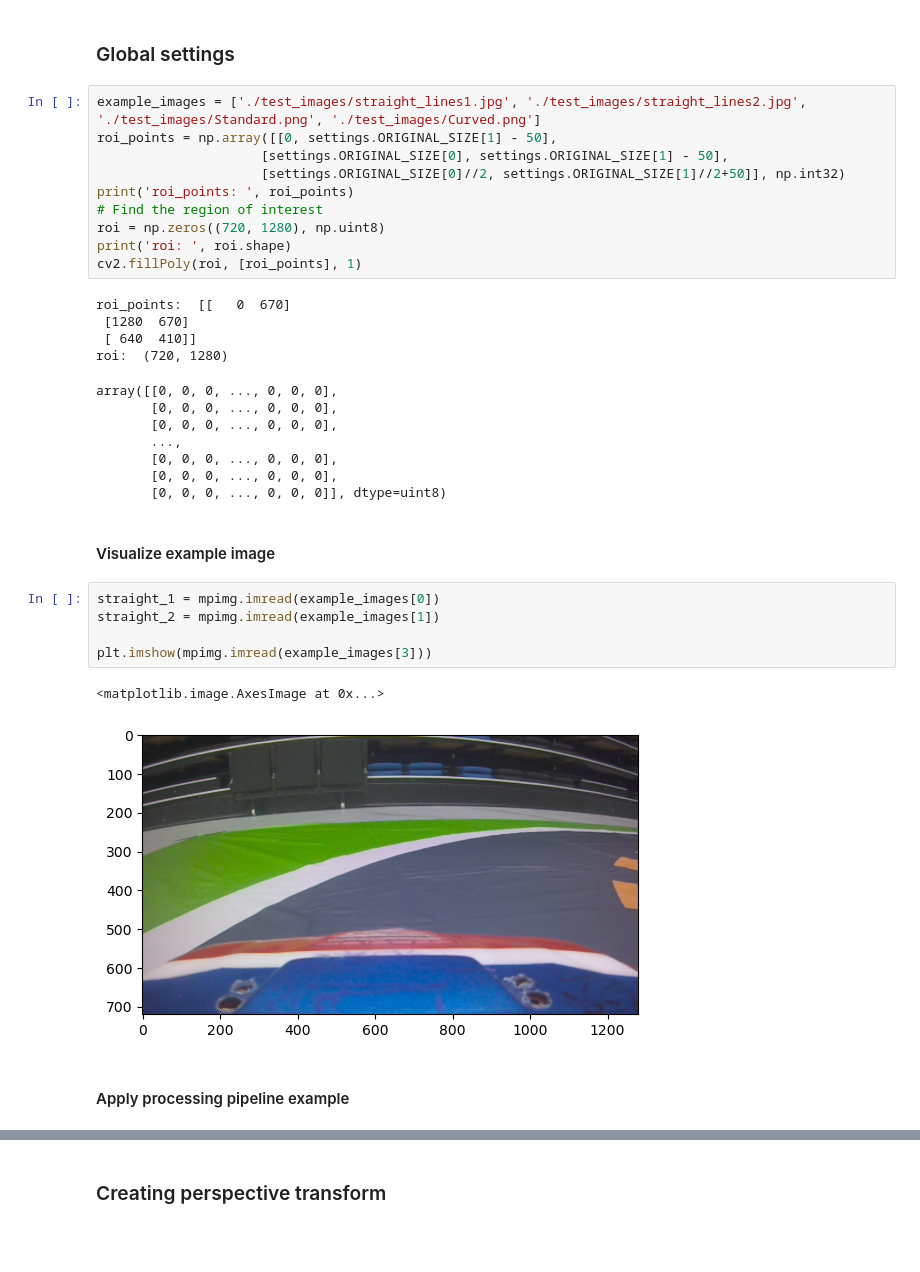
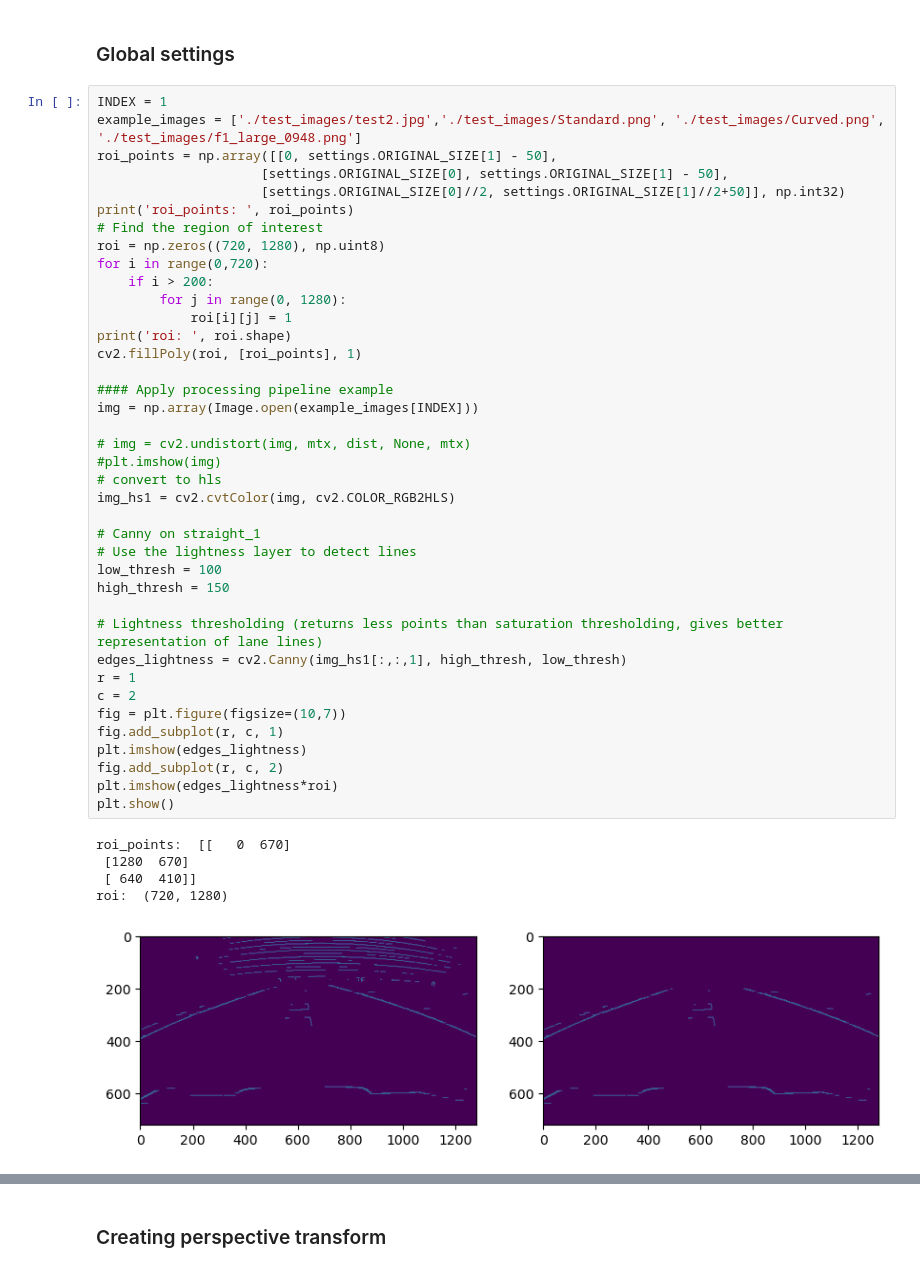
Before and after one commit to KessokuDrive/KazeRacing, a Jupyter notebook: BEV/Advanced-Lane-Line-Detection/Perspective_transform.ipynb, the cells around one changed output, grey strips where cells are left out. Saved outputs shown, nothing was run; the diff lists cells and outputs as text; blank space fills up the shorter version.

```diff
--- a/BEV/Advanced-Lane-Line-Detection/Perspective_transform.ipynb
+++ b/BEV/Advanced-Lane-Line-Detection/Perspective_transform.ipynb
@@ -12,36 +12,47 @@ import settings
 # %% [markdown]
 ### Global settings
 # %%
-example_images = ['./test_images/straight_lines1.jpg', './test_images/straight_lines2.jpg', './test_images/Standard.png', './test_images/Curved.png']
+INDEX = 1
+example_images = ['./test_images/test2.jpg','./test_images/Standard.png', './test_images/Curved.png', './test_images/f1_large_0948.png']
 roi_points = np.array([[0, settings.ORIGINAL_SIZE[1] - 50],
                      [settings.ORIGINAL_SIZE[0], settings.ORIGINAL_SIZE[1] - 50],
                      [settings.ORIGINAL_SIZE[0]//2, settings.ORIGINAL_SIZE[1]//2+50]], np.int32)
 print('roi_points: ', roi_points)
 # Find the region of interest
 roi = np.zeros((720, 1280), np.uint8)
+for i in range(0,720):
+    if i > 200:
+        for j in range(0, 1280):
+            roi[i][j] = 1
 print('roi: ', roi.shape)
 cv2.fillPoly(roi, [roi_points], 1)
+
+#### Apply processing pipeline example
+img = np.array(Image.open(example_images[INDEX]))
+
+# img = cv2.undistort(img, mtx, dist, None, mtx)
+#plt.imshow(img)
+# convert to hls
+img_hs1 = cv2.cvtColor(img, cv2.COLOR_RGB2HLS)
+
+# Canny on straight_1
+# Use the lightness layer to detect lines
+low_thresh = 100
+high_thresh = 150
+
+# Lightness thresholding (returns less points than saturation thresholding, gives better representation of lane lines)
+edges_lightness = cv2.Canny(img_hs1[:,:,1], high_thresh, low_thresh)
+r = 1
+c = 2
+fig = plt.figure(figsize=(10,7))
+fig.add_subplot(r, c, 1)
+plt.imshow(edges_lightness)
+fig.add_subplot(r, c, 2)
+plt.imshow(edges_lightness*roi)
+plt.show()
 # %% [output]
 roi_points:  [[   0  670]
  [1280  670]
  [ 640  410]]
 roi:  (720, 1280)
-array([[0, 0, 0, ..., 0, 0, 0],
-       [0, 0, 0, ..., 0, 0, 0],
-       [0, 0, 0, ..., 0, 0, 0],
-       ...,
-       [0, 0, 0, ..., 0, 0, 0],
-       [0, 0, 0, ..., 0, 0, 0],
-       [0, 0, 0, ..., 0, 0, 0]], dtype=uint8)
+[figure, added]
-# %% [markdown]
-#### Visualize example image
-# %%
-straight_1 = mpimg.imread(example_images[0])
-straight_2 = mpimg.imread(example_images[1])
-
-plt.imshow(mpimg.imread(example_images[3]))
-# %% [output]
-<matplotlib.image.AxesImage at 0x...>
-[figure, removed]
-# %% [markdown]
-#### Apply processing pipeline example
```
Also changed, not shown: parts of 4 cells of this notebook, 2 other files.
